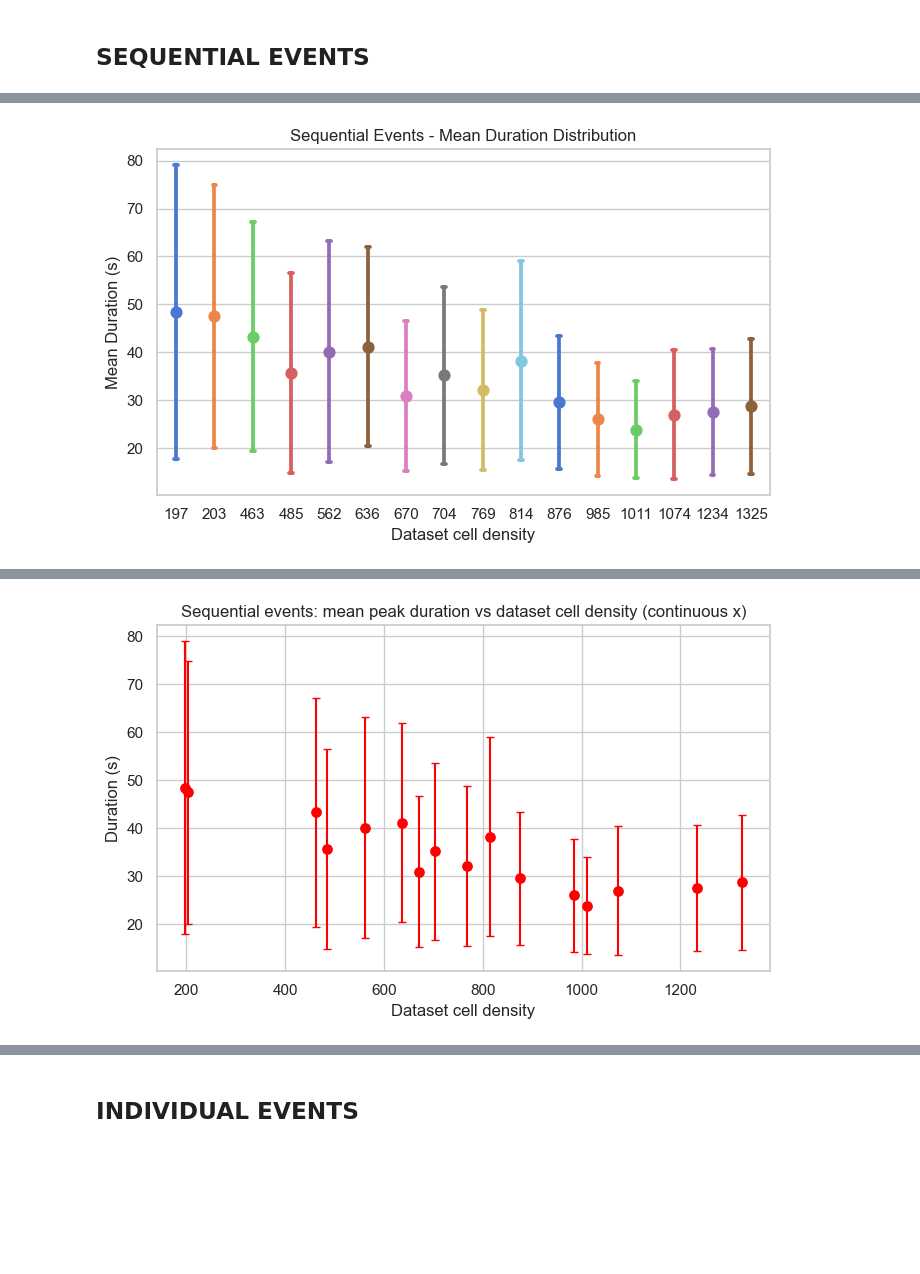
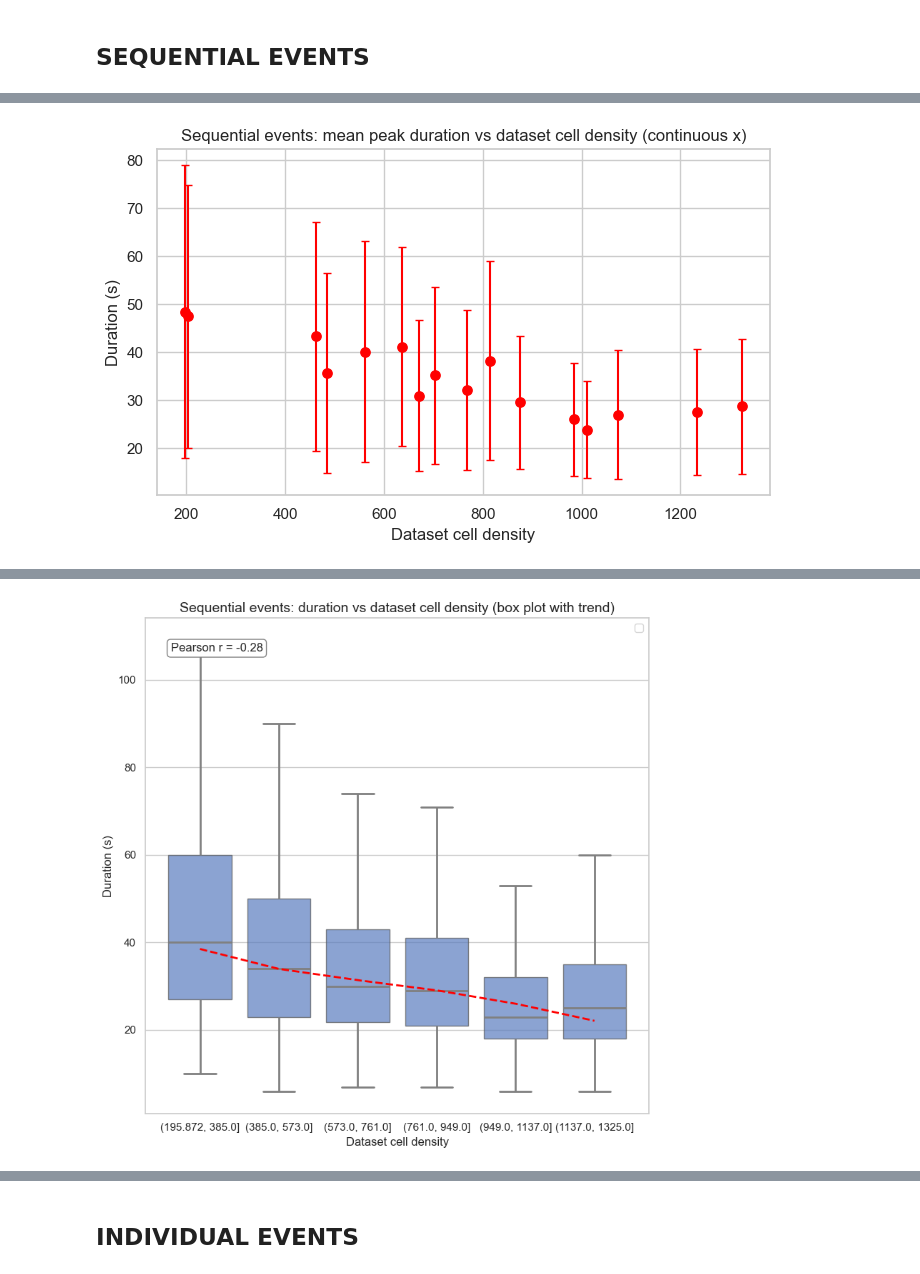
Before and after one commit to hamelmateo/CaSTIA-AF, a Jupyter notebook: notebooks/datasets_overview.ipynb, the cells around one changed output, grey strips where cells are left out. Drawn from its saved outputs; the diff is of its cells as text; code cells hidden in the pictures; blank space fills up the shorter version.

```diff
--- a/notebooks/datasets_overview.ipynb
+++ b/notebooks/datasets_overview.ipynb
@@ -27,7 +27,9 @@ from calcium_activity_characterization.analysis.visualizers import (
     plot_xy_with_regression,
     plot_points_mean_std,
     plot_points_mean_std_continuous,
-    plot_violin
+    plot_violin,
+    plot_binned_boxpoints,
+    plot_scatter_with_binned_boxplots
     )
 from calcium_activity_characterization.io.csv_loader import load_dataset
 
@@ -42,6 +44,8 @@ cells = load_dataset(path=path, file_name="merged_cells.csv")
 events = load_dataset(path=path, file_name="merged_events.csv")
 communications = load_dataset(path=path, file_name="merged_communications.csv")
 experiments = load_dataset(path=path, file_name="experiments.csv")
+
+figure_path=Path("C:/Users/poseidon/OneDrive/Documents/01_ETHZ/Master_Degree/Spring_Semester_2025/Master_Thesis/Report/Figures/Chapter_3")
 # %% [markdown]
 ## Experiments nomenclature & available datasets
 # %%
@@ -312,7 +368,7 @@ subset_peaks_sequential_events = control_peaks.merge(mapping_events_to_peaks,
 mean_duration_by_se = (
     subset_peaks_sequential_events
     .groupby(["Dataset cell density"])["Duration (s)"]
-    .mean()
+    .median()
     .reset_index()
     .rename(columns={"Duration (s)": "Mean Duration (s)"})
 )
@@ -322,19 +378,6 @@ std_duration_by_se = (
     .std()
     .reset_index()
     .rename(columns={"Duration (s)": "Std Duration (s)"})
-)
-
-plot_points_mean_std(
-    df=subset_peaks_sequential_events,
-    x="Dataset cell density",
-    y="Duration (s)",
-    title="Sequential Events - Mean Duration Distribution",
-    ylabel="Mean Duration (s)",
-    xlabel="Dataset cell density",
-    filter_outliers=True,
-    outliers_bounds=(3, 3),
-    show_points=False,
-    outliers_bygroup="Dataset cell density"
 )
 
 plot_points_mean_std_continuous(
@@ -350,15 +393,18 @@ plot_points_mean_std_continuous(
     outliers_bygroup="Dataset cell density"
 )
 
-plot_violin(
-    df=subset_peaks_sequential_events,
-    x="Dataset cell density",
-    y="Duration (s)",
-    title="Sequential events: duration distribution vs dataset cell density",
+plot_xy_with_regression(
+    data=subset_peaks_sequential_events,
+    x_col="Dataset cell density",
+    y_col="Duration (s)",
+    title="Sequential events: duration vs dataset cell density (box plot with trend)",
     xlabel="Dataset cell density",
     ylabel="Duration (s)",
+    binning="fixed",
+    n_bins=6,
     filter_outliers=True,
     outliers_bounds=(3, 3),
-    outliers_bygroup="Dataset cell density"
+    outliers_bygroup="Dataset cell density",
+    save_path=figure_path / "figure_3_13/control_peaks_duration_by_event.svg"
 )
 # %% [output]
@@ -365,0 +412 @@ plot_violin(
+[figure, new version]
@@ -369 +414,0 @@ Passing `palette` without assigning `hue` is deprecated and will be removed in v
-[figure, old version]
@@ -371 +415 @@ Passing `palette` without assigning `hue` is deprecated and will be removed in v
-[figure, old version]
+[figure, new version]
```
Also changed, not shown: parts of 11 cells of this notebook, 4 other files.
